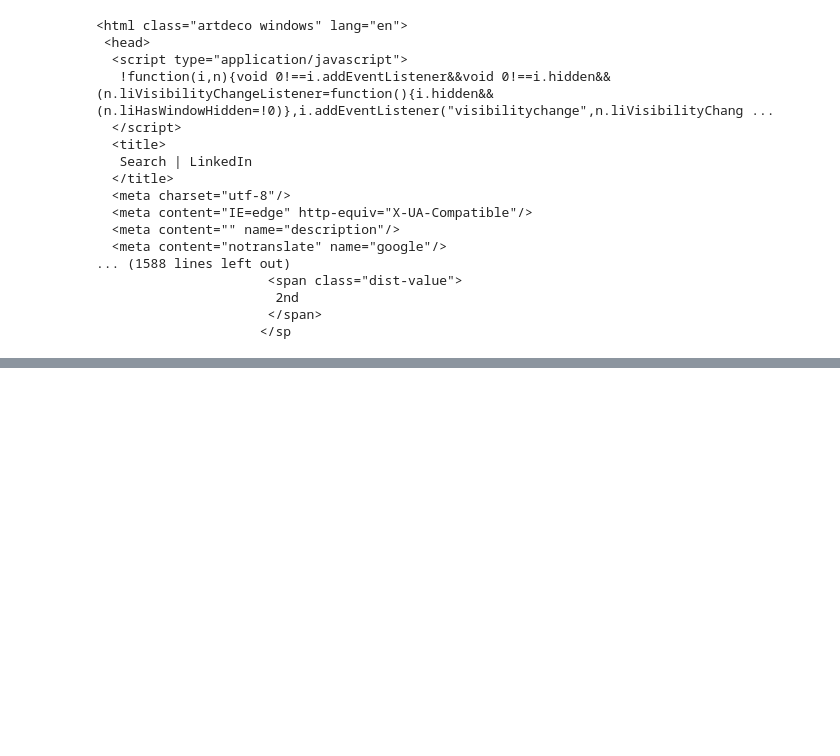
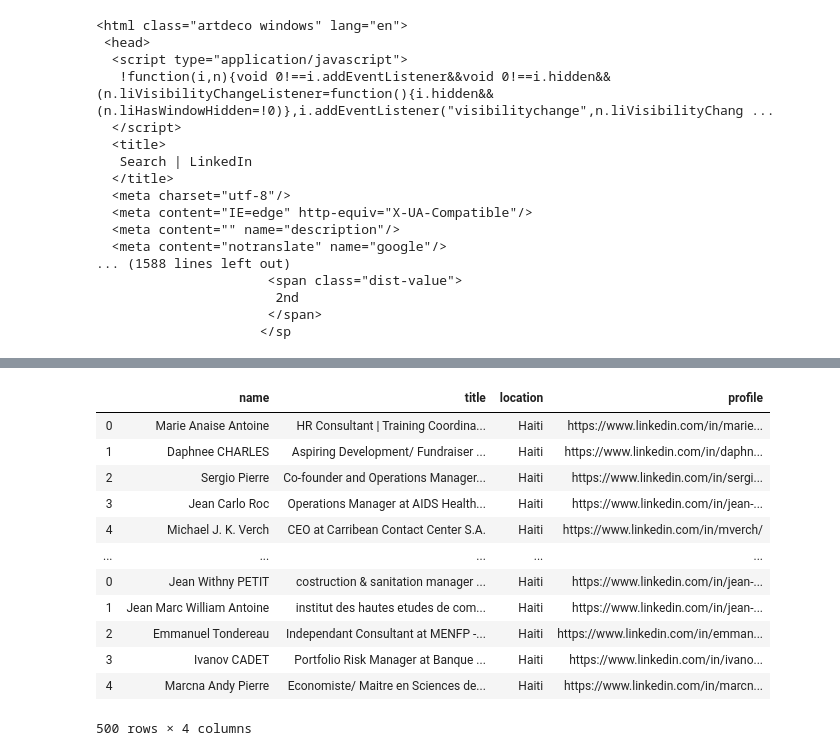
Before and after one commit to B1o0b1/Ayiti_analytics_capstone_project, a Jupyter notebook: initial_notebook.ipynb, the cells around one changed output, grey strips where cells are left out. Saved outputs shown, nothing was run; the diff lists cells and outputs as text; code cells hidden in the pictures; blank space fills up the shorter version.

```diff
--- a/initial_notebook.ipynb
+++ b/initial_notebook.ipynb
@@ -133,0 +280,16 @@ df
+# %%
+df
+# %% [output]
+|  | name | title | location | profile |
+| 0 | Marie Anaise Antoine | HR Consultant | Training Coordina... | Haiti | https://www.linkedin.com/in/marie... |
+| 1 | Daphnee CHARLES | Aspiring Development/ Fundraiser ... | Haiti | https://www.linkedin.com/in/daphn... |
+| 2 | Sergio Pierre | Co-founder and Operations Manager... | Haiti | https://www.linkedin.com/in/sergi... |
+| 3 | Jean Carlo Roc | Operations Manager at AIDS Health... | Haiti | https://www.linkedin.com/in/jean-... |
+| 4 | Michael J. K. Verch | CEO at Carribean Contact Center S.A. | Haiti | https://www.linkedin.com/in/mverch/ |
+| ... | ... | ... | ... | ... |
+| 0 | Jean Withny PETIT | costruction & sanitation manager ... | Haiti | https://www.linkedin.com/in/jean-... |
+| 1 | Jean Marc William Antoine | institut des hautes etudes de com... | Haiti | https://www.linkedin.com/in/jean-... |
+| 2 | Emmanuel Tondereau | Independant Consultant at MENFP -... | Haiti | https://www.linkedin.com/in/emman... |
+| 3 | Ivanov CADET | Portfolio Risk Manager at Banque ... | Haiti | https://www.linkedin.com/in/ivano... |
+| 4 | Marcna Andy Pierre | Economiste/ Maitre en Sciences de... | Haiti | https://www.linkedin.com/in/marcn... |
+500 rows × 4 columns
```
Also changed, not shown: parts of 15 cells of this notebook.
